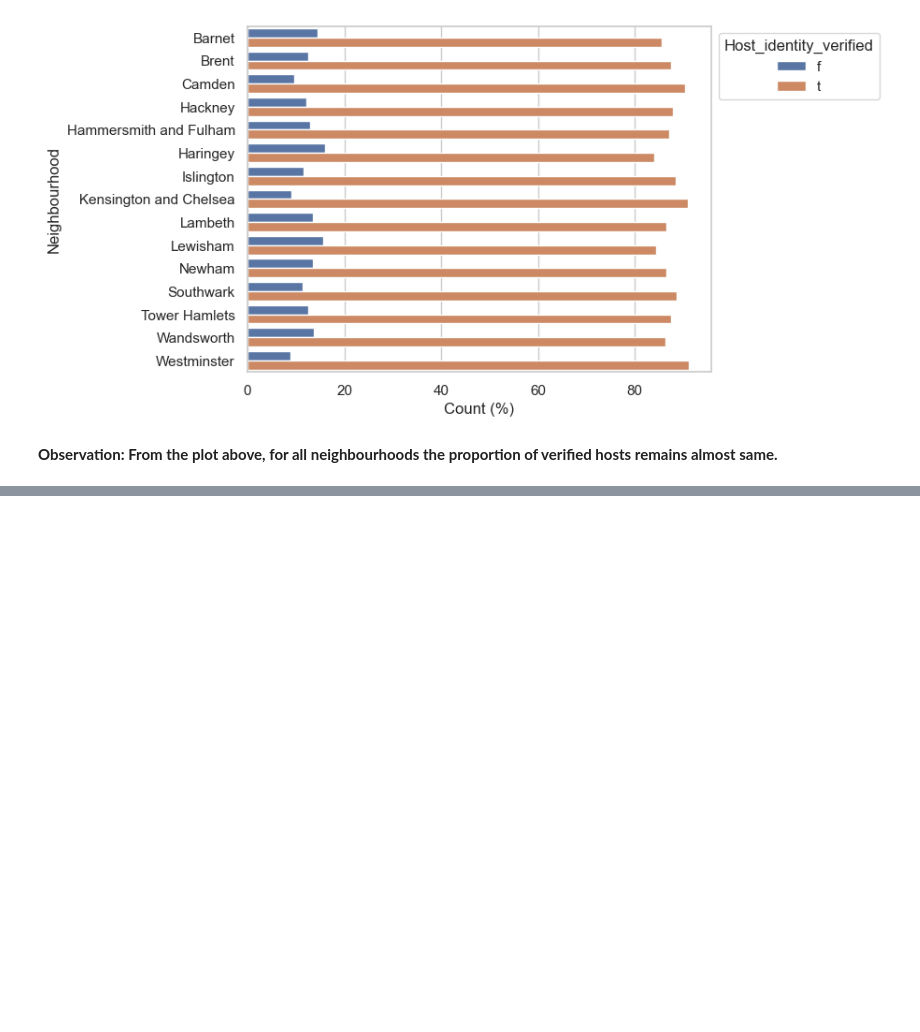
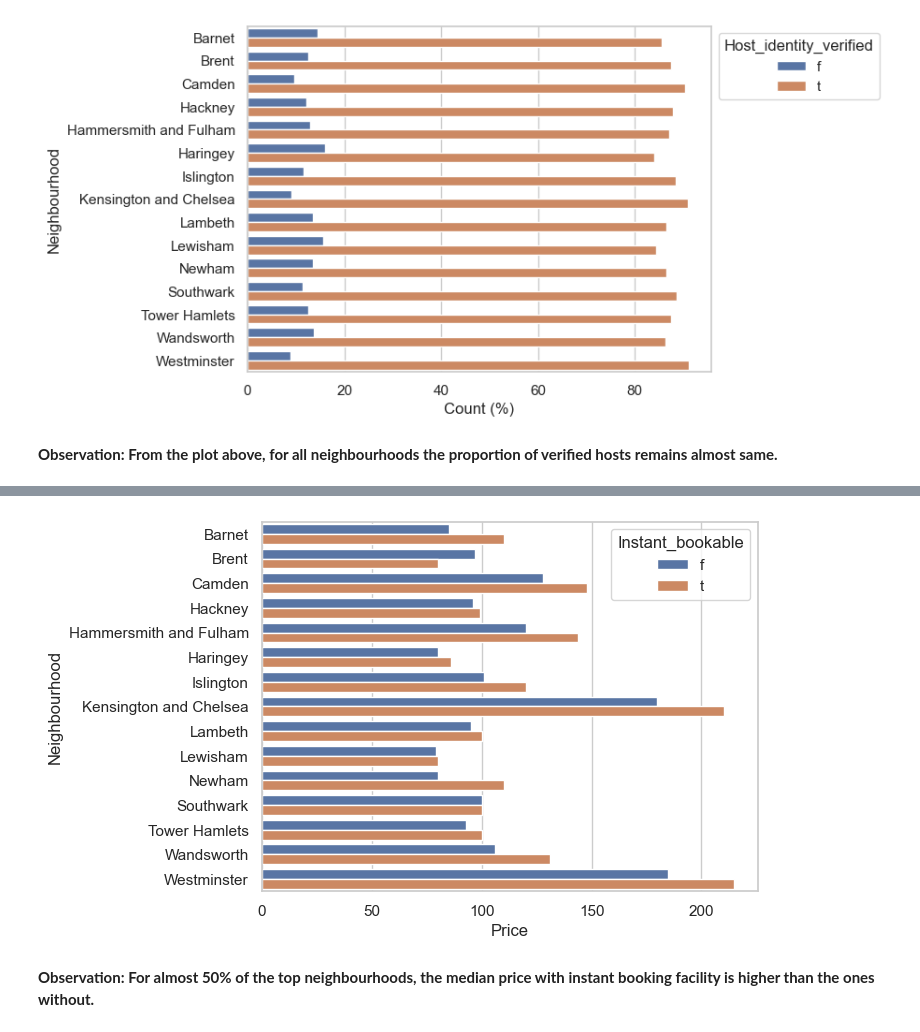
Before and after one commit to aravindkg7/Data-Science-Projects, a Jupyter notebook: Data Analysis - London BnB listings.ipynb, the cells around one changed output, grey strips where cells are left out. Saved outputs shown, nothing was run; the diff lists cells and outputs as text; code cells hidden in the pictures; blank space fills up the shorter version.

```diff
--- a/Data Analysis - London BnB listings.ipynb
+++ b/Data Analysis - London BnB listings.ipynb
@@ -412,0 +438,7 @@ plt.show()
+# %%
+sns.barplot(data=neighbourhood_15_grp, y='Neighbourhood', x='Price', hue='Instant_bookable')
+plt.show()
+# %% [output]
+[figure, added]
+# %% [markdown]
+**Observation: For almost 50% of the top neighbourhoods, the median price with instant booking facility is higher than the ones without.**
```
Also changed, not shown: parts of 7 cells of this notebook.
